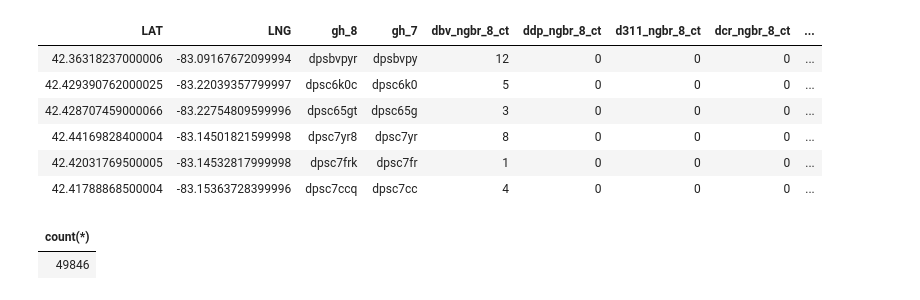
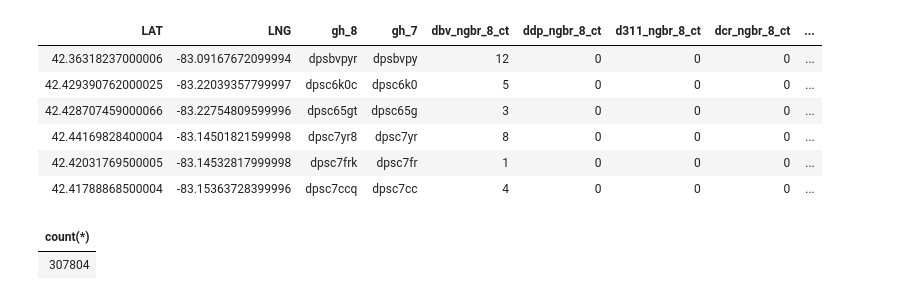
Before and after one commit to tubatibs/DsasVisualAnalytics, a Jupyter notebook: Dplyr-tutorial.ipynb, the cells around one changed output. Drawn from its saved outputs; the diff is of its cells as text; code cells hidden in the pictures.

```diff
--- a/Dplyr-tutorial.ipynb
+++ b/Dplyr-tutorial.ipynb
@@ -193,14 +193,14 @@ head(detBlightViolVD3C)
 | 42.41788868500004 | -83.15363728399996 | dpsc7ccq | dpsc7cc | 4 | 0 | 0 | 0 | ... |
 # %%
 library(sqldf)
-sqldf("select count(*) from 'detBlightViolVD3C' where ddp_ngbr_8_ct >0")
+sqldf("select count(*) from 'detBlightViolVD3C' where AgencyName >0")
 #sqldf("select count(*) from 'detBlightViol'")
 # ddp_ngbr_8_ct < 5 and ddp_ngbr_8_ct > 2 order by ddp_ngbr_8_ct desc")
 #sqldf("select distinct AgencyName from 'detBlightViolVD3C' where ddp_ngbr_8_ct < 5 and ddp_ngbr_8_ct > 2 order by ddp_ngbr_8_ct desc")
 # Not Demolished --257958
 # Demolished --     49846
 #307804
 # %% [output]
 | count(*) |
-| 49846 |
+| 307804 |
 # %%
```
Also changed, not shown: parts of 4 cells of this notebook.
